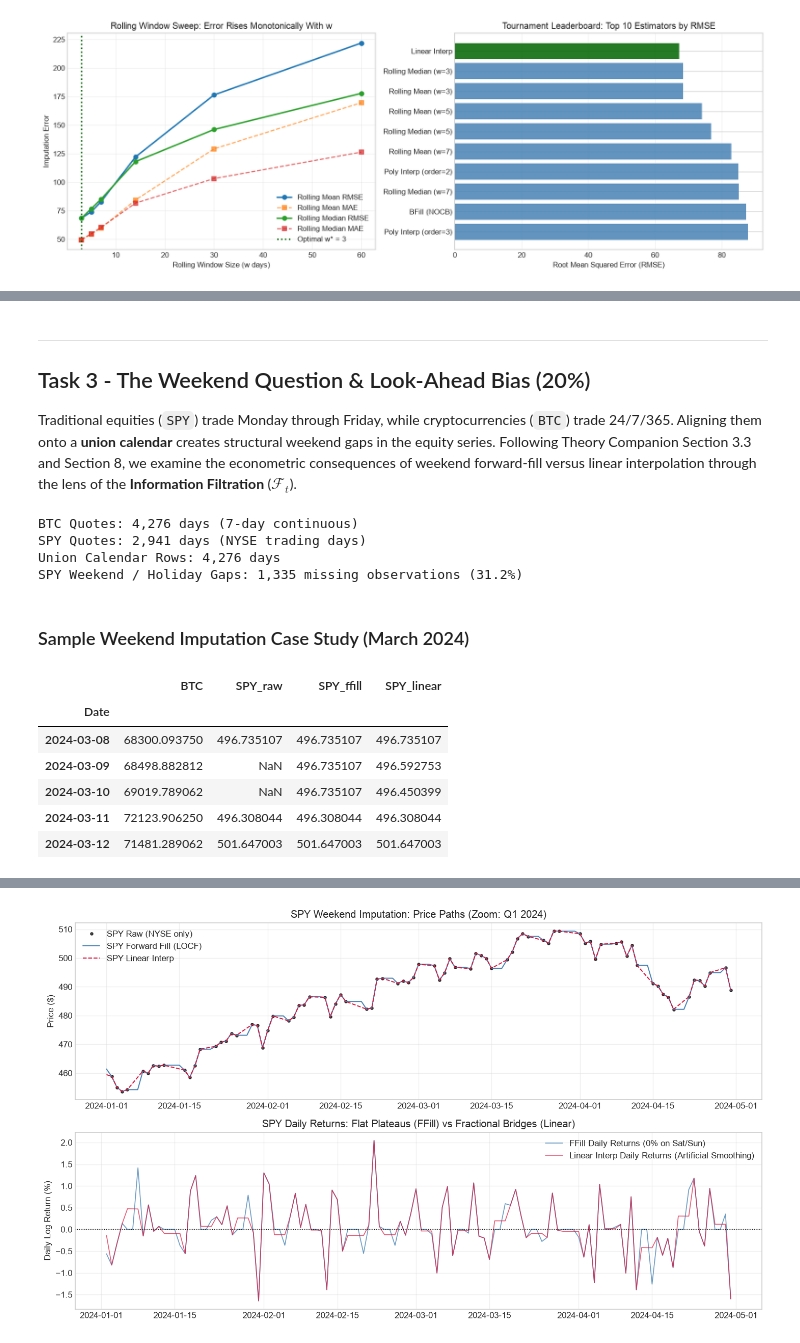
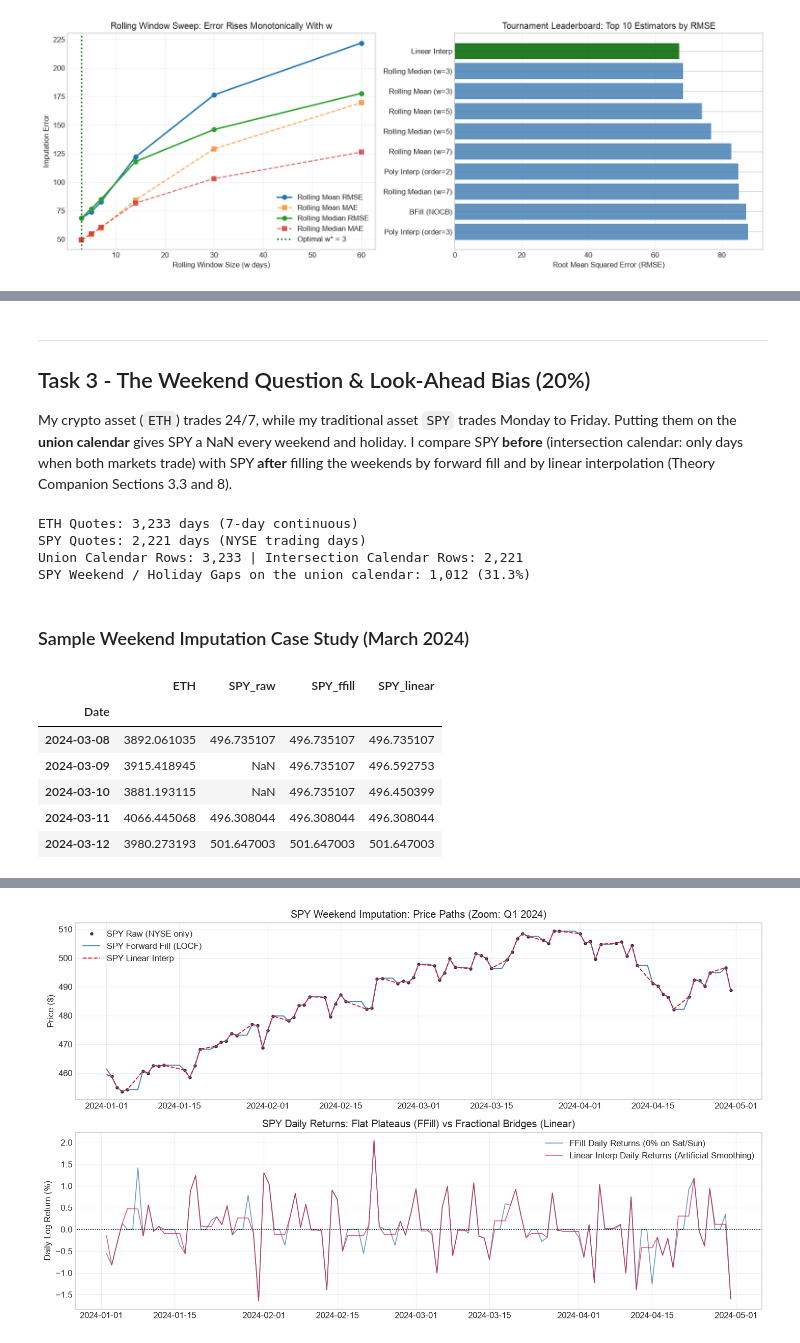
Before and after one commit to flappybird69/week2-data-hygiene-ioannis-tzalas, a Jupyter notebook: W2_assignment_Ioannis_Tzalas.ipynb, the cells around one changed output, grey strips where cells are left out. Saved outputs shown, nothing was run; the diff lists cells and outputs as text; code cells hidden in the pictures.

```diff
--- a/W2_assignment_Ioannis_Tzalas.ipynb
+++ b/W2_assignment_Ioannis_Tzalas.ipynb
@@ -526,42 +560,44 @@ is strictly bounded within $[0, 200\%]$, treats directional errors symmetrically
 
 ## Task 3 - The Weekend Question & Look-Ahead Bias (20%)
 
-Traditional equities (`SPY`) trade Monday through Friday, while cryptocurrencies (`BTC`) trade 24/7/365. Aligning them onto a **union calendar** creates structural weekend gaps in the equity series. Following Theory Companion Section 3.3 and Section 8, we examine the econometric consequences of weekend forward-fill versus linear interpolation through the lens of the **Information Filtration** ($\mathcal{F}_t$).
+My crypto asset (`ETH`) trades 24/7, while my traditional asset `SPY` trades Monday to Friday. Putting them on the **union calendar** gives SPY a NaN every weekend and holiday. I compare SPY **before** (intersection calendar: only days when both markets trade) with SPY **after** filling the weekends by forward fill and by linear interpolation (Theory Companion Sections 3.3 and 8).
 # %%
-# --- 3a. Build Union-Calendar Panel (BTC & SPY) ---
-btc = prices_raw['BTC'].dropna()
+# --- 3a. Build Union-Calendar and Intersection-Calendar Panels (ETH & SPY) ---
+eth_all = prices_raw['ETH'].dropna()
 spy = prices_raw['SPY'].dropna()
-union_idx = btc.index.union(spy.index).sort_values()
+spy = spy[spy.index >= eth_all.index[0]]          # same start date for both panels
 
-panel = pd.DataFrame(index=union_idx)
-panel['BTC'] = btc
+panel = pd.DataFrame(index=eth_all.index)          # union calendar = ETH's 7-day calendar
+panel['ETH'] = eth_all
 panel['SPY_raw'] = spy
 
+inter = panel.dropna()                             # intersection calendar: both markets open
+
 weekend_nans = panel['SPY_raw'].isna().sum()
-print(f'BTC Quotes: {len(btc):,} days (7-day continuous)')
+print(f'ETH Quotes: {len(eth_all):,} days (7-day continuous)')
 print(f'SPY Quotes: {len(spy):,} days (NYSE trading days)')
-print(f'Union Calendar Rows: {len(union_idx):,} days')
-print(f'SPY Weekend / Holiday Gaps: {weekend_nans:,} missing observations ({100.0 * weekend_nans / len(panel):.1f}%)')
+print(f'Union Calendar Rows: {len(panel):,} | Intersection Calendar Rows: {len(inter):,}')
+print(f'SPY Weekend / Holiday Gaps on the union calendar: {weekend_nans:,} ({100.0 * weekend_nans / len(panel):.1f}%)')
 # %% [output]
-BTC Quotes: 4,276 days (7-day continuous)
-SPY Quotes: 2,941 days (NYSE trading days)
-Union Calendar Rows: 4,276 days
-SPY Weekend / Holiday Gaps: 1,335 missing observations (31.2%)
+ETH Quotes: 3,233 days (7-day continuous)
+SPY Quotes: 2,221 days (NYSE trading days)
+Union Calendar Rows: 3,233 | Intersection Calendar Rows: 2,221
+SPY Weekend / Holiday Gaps on the union calendar: 1,012 (31.3%)
 # %%
 # --- 3b. Weekend Imputation: FFill vs Linear Interpolation ---
 panel['SPY_ffill'] = panel['SPY_raw'].ffill()
 panel['SPY_linear'] = panel['SPY_raw'].interpolate(method='linear')
 
-sample_weekend = panel.loc['2024-03-08':'2024-03-12', ['BTC', 'SPY_raw', 'SPY_ffill', 'SPY_linear']]
+sample_weekend = panel.loc['2024-03-08':'2024-03-12', ['ETH', 'SPY_raw', 'SPY_ffill', 'SPY_linear']]
 display(Markdown('### Sample Weekend Imputation Case Study (March 2024)'))
 display(sample_weekend)
 # %% [output]
 ### Sample Weekend Imputation Case Study (March 2024)
-|  | BTC | SPY_raw | SPY_ffill | SPY_linear |
+|  | ETH | SPY_raw | SPY_ffill | SPY_linear |
 | Date |  |  |  |  |
-| 2024-03-08 | 68300.093750 | 496.735107 | 496.735107 | 496.735107 |
-| 2024-03-09 | 68498.882812 | NaN | 496.735107 | 496.592753 |
-| 2024-03-10 | 69019.789062 | NaN | 496.735107 | 496.450399 |
-| 2024-03-11 | 72123.906250 | 496.308044 | 496.308044 | 496.308044 |
-| 2024-03-12 | 71481.289062 | 501.647003 | 501.647003 | 501.647003 |
+| 2024-03-08 | 3892.061035 | 496.735107 | 496.735107 | 496.735107 |
+| 2024-03-09 | 3915.418945 | NaN | 496.735107 | 496.592753 |
+| 2024-03-10 | 3881.193115 | NaN | 496.735107 | 496.450399 |
+| 2024-03-11 | 4066.445068 | 496.308044 | 496.308044 | 496.308044 |
+| 2024-03-12 | 3980.273193 | 501.647003 | 501.647003 | 501.647003 |
 # %%
```
Also changed, not shown: parts of 21 cells of this notebook.
